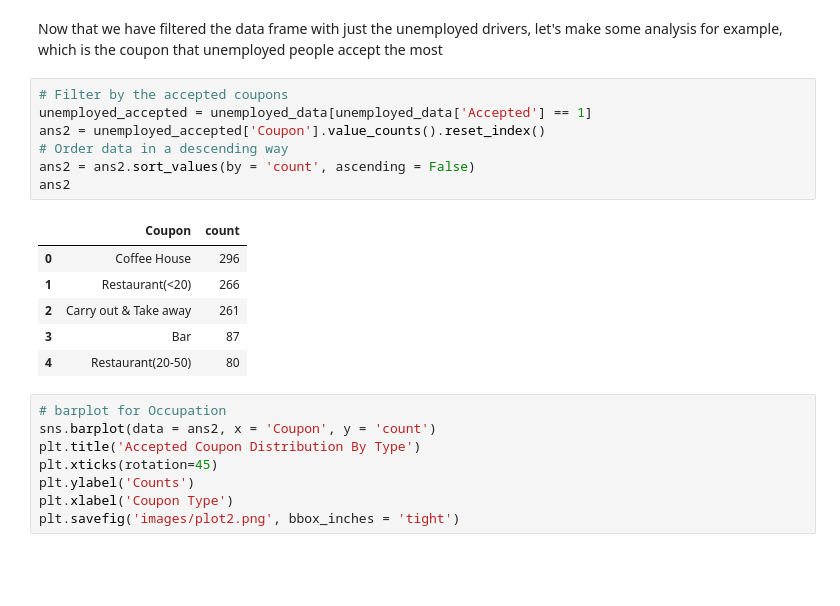
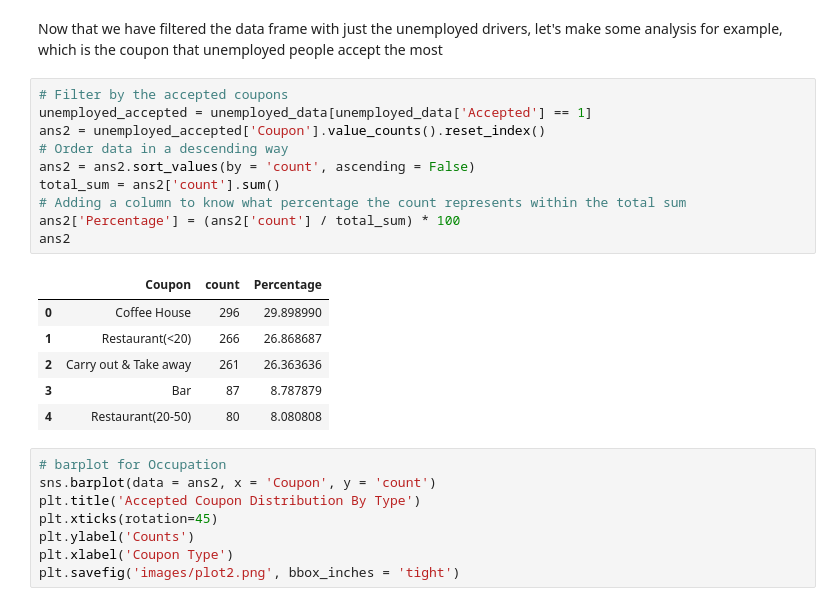
Before and after one commit to oscardominguez17/AI, a Jupyter notebook: Oscar Dominguez practice.ipynb, the cells around one changed output. Drawn from its saved outputs; the diff is of its cells as text; blank space fills up the shorter version.

Commit message:
Oscar Dominguez Coupon Analysis

```diff
--- a/Oscar Dominguez practice.ipynb
+++ b/Oscar Dominguez practice.ipynb
@@ -571,17 +591,20 @@ Now that we have filtered the data frame with just the unemployed drivers, let's
 # %%
 # Filter by the accepted coupons
 unemployed_accepted = unemployed_data[unemployed_data['Accepted'] == 1]
 ans2 = unemployed_accepted['Coupon'].value_counts().reset_index()
 # Order data in a descending way
 ans2 = ans2.sort_values(by = 'count', ascending = False)
+total_sum = ans2['count'].sum()
+# Adding a column to know what percentage the count represents within the total sum
+ans2['Percentage'] = (ans2['count'] / total_sum) * 100
 ans2
 # %% [output]
-|  | Coupon | count |
-| 0 | Coffee House | 296 |
-| 1 | Restaurant(<20) | 266 |
-| 2 | Carry out & Take away | 261 |
-| 3 | Bar | 87 |
-| 4 | Restaurant(20-50) | 80 |
+|  | Coupon | count | Percentage |
+| 0 | Coffee House | 296 | 29.898990 |
+| 1 | Restaurant(<20) | 266 | 26.868687 |
+| 2 | Carry out & Take away | 261 | 26.363636 |
+| 3 | Bar | 87 | 8.787879 |
+| 4 | Restaurant(20-50) | 80 | 8.080808 |
 # %%
 # barplot for Occupation
 sns.barplot(data = ans2, x = 'Coupon', y = 'count')
```
Also changed, not shown: parts of 9 cells of this notebook, 1 other file.
